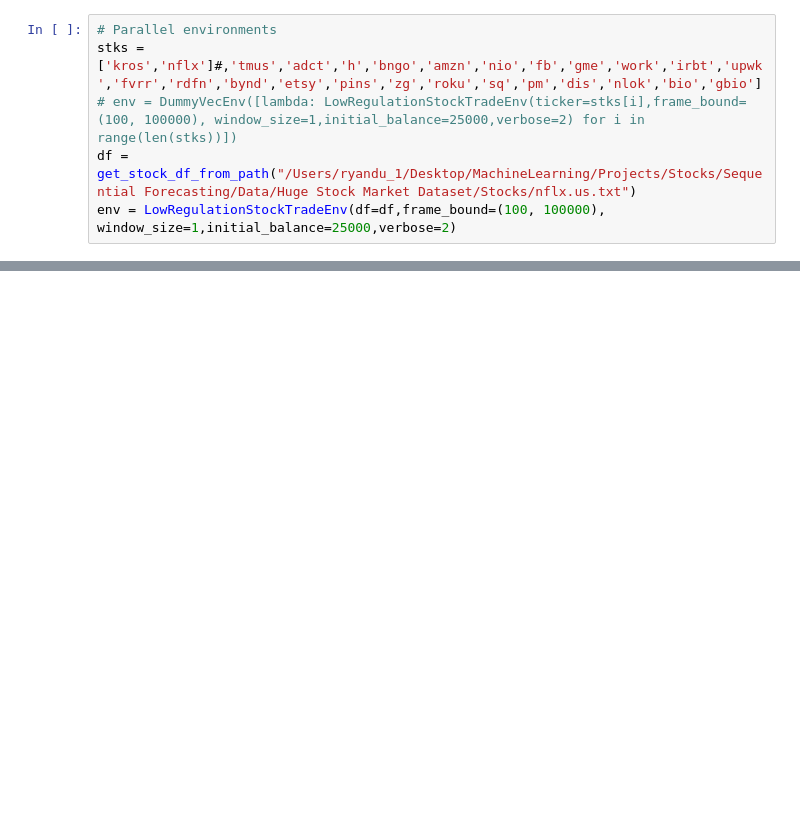
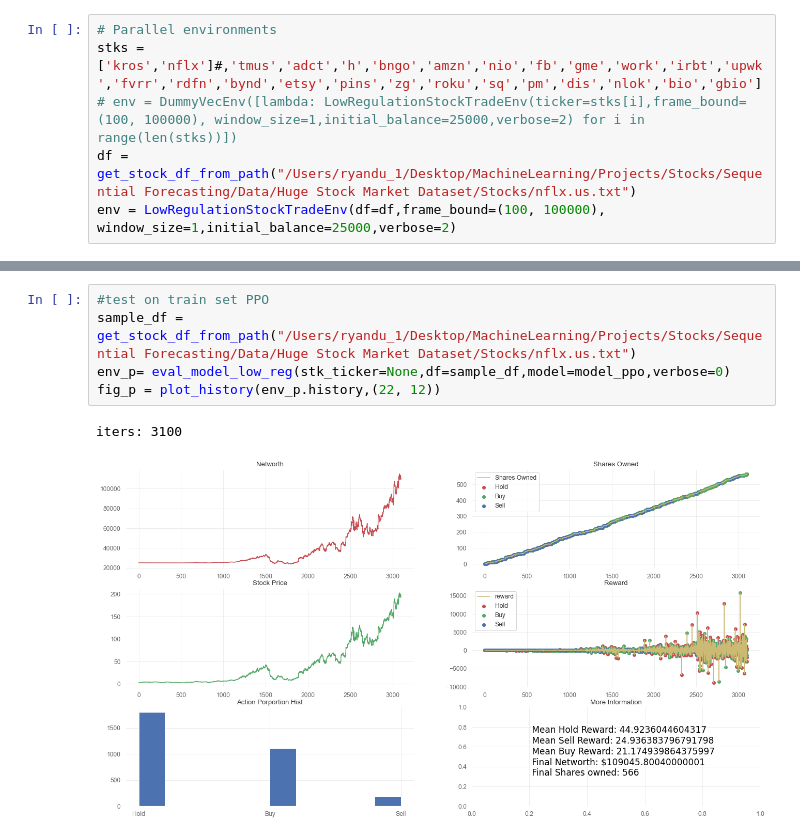
Before and after one commit to ryendu/Stock-Trading-Bot, a Jupyter notebook: Ryan-V-RL-Stock-Bot.ipynb, the cells around one changed output, grey strips where cells are left out. Drawn from its saved outputs; the diff is of its cells as text; blank space fills up the shorter version.

```diff
--- a/Ryan-V-RL-Stock-Bot.ipynb
+++ b/Ryan-V-RL-Stock-Bot.ipynb
@@ -79,0 +69,8 @@ Step: 800 ----------------------
+# %%
+#test on train set PPO
+sample_df = get_stock_df_from_path("/Users/ryandu_1/Desktop/MachineLearning/Projects/Stocks/Sequential Forecasting/Data/Huge Stock Market Dataset/Stocks/nflx.us.txt")
+env_p= eval_model_low_reg(stk_ticker=None,df=sample_df,model=model_ppo,verbose=0)
+fig_p = plot_history(env_p.history,(22, 12))
+# %% [output]
+iters: 3100
+[figure, added]
```
Also changed, not shown: parts of 11 cells of this notebook, 3 other files.
